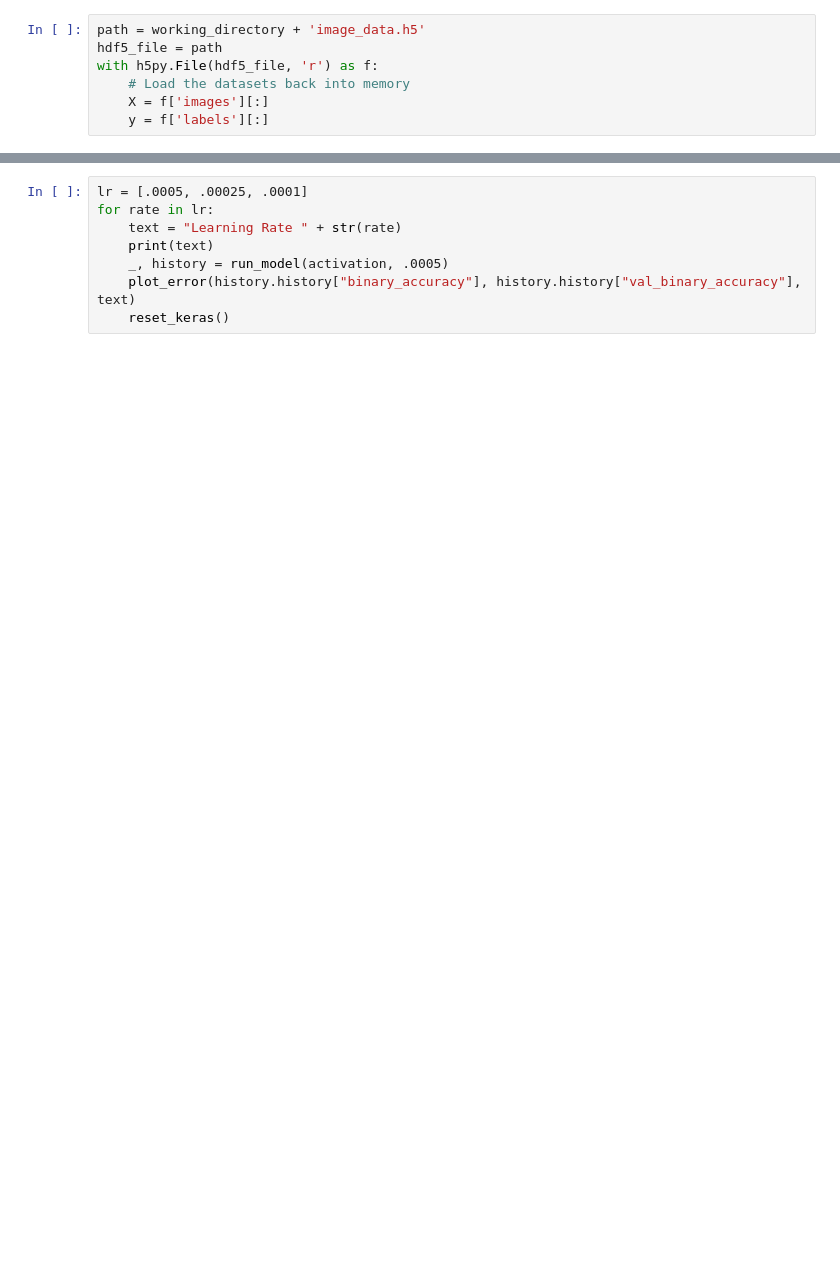
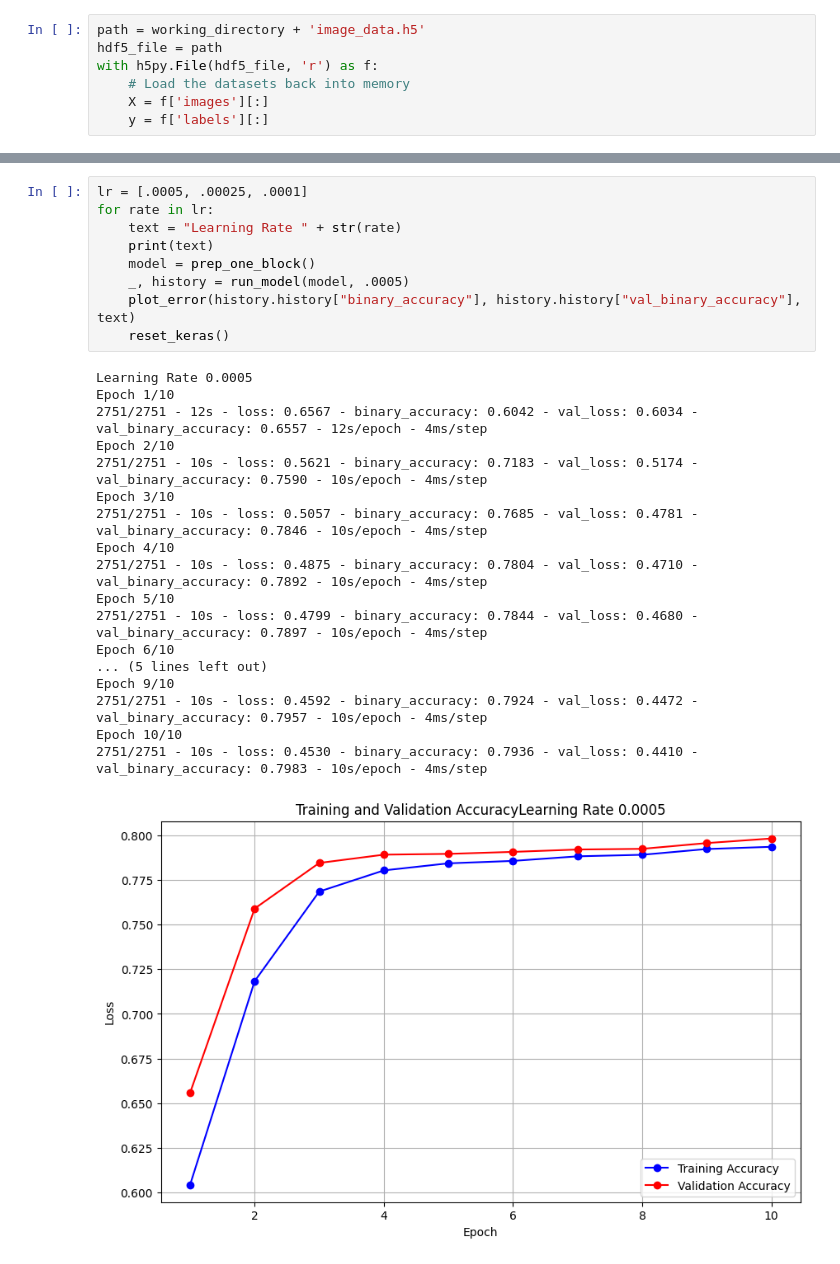
Before and after one commit to isaac1987a/Cancer-Detection, a Jupyter notebook: Cancer.ipynb, the cells around one changed output, grey strips where cells are left out. Drawn from its saved outputs; the diff is of its cells as text; blank space fills up the shorter version.

```diff
--- a/Cancer.ipynb
+++ b/Cancer.ipynb
@@ -211,8 +332,28 @@ This is showing a fluctuating test error rate.  I'm going to try to tune down th
 # %%
 lr = [.0005, .00025, .0001]
 for rate in lr:
     text = "Learning Rate " + str(rate)
     print(text)
-    _, history = run_model(activation, .0005)
+    model = prep_one_block()
+    _, history = run_model(model, .0005)
     plot_error(history.history["binary_accuracy"], history.history["val_binary_accuracy"], text)
     reset_keras()
+# %% [output]
+Learning Rate 0.0005
+Epoch 1/10
+2751/2751 - 12s - loss: 0.6567 - binary_accuracy: 0.6042 - val_loss: 0.6034 - val_binary_accuracy: 0.6557 - 12s/epoch - 4ms/step
+Epoch 2/10
+2751/2751 - 10s - loss: 0.5621 - binary_accuracy: 0.7183 - val_loss: 0.5174 - val_binary_accuracy: 0.7590 - 10s/epoch - 4ms/step
+Epoch 3/10
+2751/2751 - 10s - loss: 0.5057 - binary_accuracy: 0.7685 - val_loss: 0.4781 - val_binary_accuracy: 0.7846 - 10s/epoch - 4ms/step
+Epoch 4/10
+2751/2751 - 10s - loss: 0.4875 - binary_accuracy: 0.7804 - val_loss: 0.4710 - val_binary_accuracy: 0.7892 - 10s/epoch - 4ms/step
+Epoch 5/10
+2751/2751 - 10s - loss: 0.4799 - binary_accuracy: 0.7844 - val_loss: 0.4680 - val_binary_accuracy: 0.7897 - 10s/epoch - 4ms/step
+Epoch 6/10
+... (5 lines left out)
+Epoch 9/10
+2751/2751 - 10s - loss: 0.4592 - binary_accuracy: 0.7924 - val_loss: 0.4472 - val_binary_accuracy: 0.7957 - 10s/epoch - 4ms/step
+Epoch 10/10
+2751/2751 - 10s - loss: 0.4530 - binary_accuracy: 0.7936 - val_loss: 0.4410 - val_binary_accuracy: 0.7983 - 10s/epoch - 4ms/step
+[figure, added]
```
Also changed, not shown: parts of 31 cells of this notebook, 1 other file.
